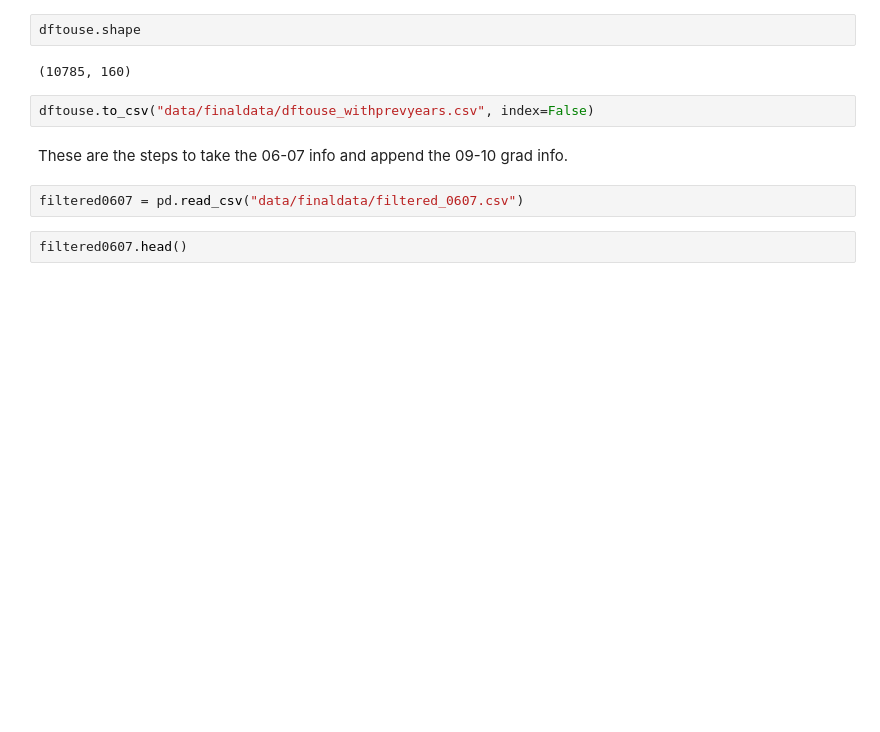
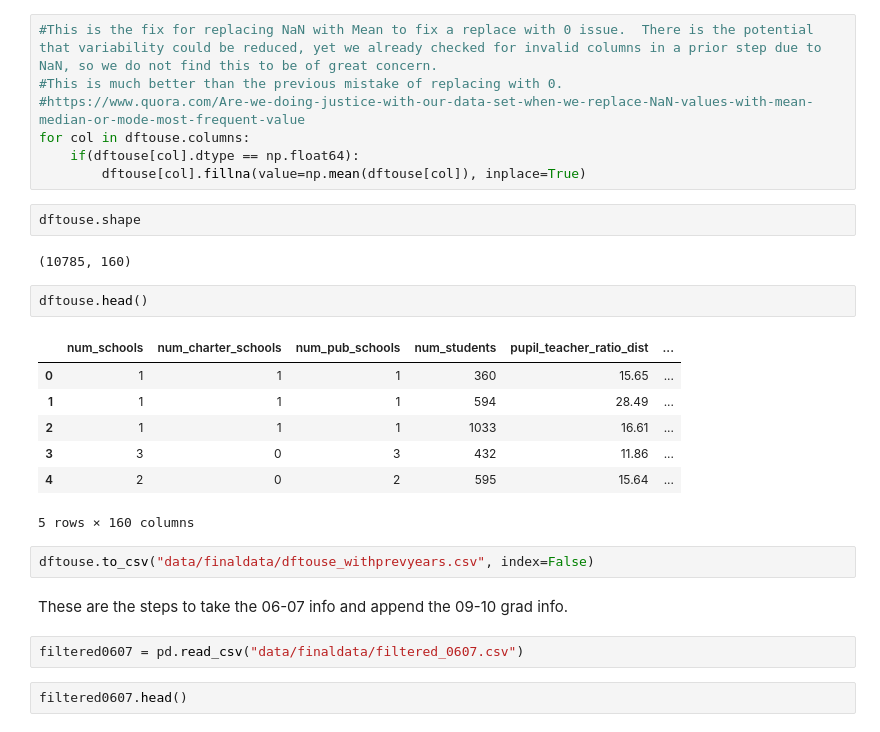
Before and after one commit to ashwindeo/dataschoolers, a Jupyter notebook: previousgrad.ipynb, the cells around one changed output. Cells and saved outputs as stored; diff of their text form; blank space fills up the shorter version.

Commit message:
Reran previous grad.

```diff
--- a/previousgrad.ipynb
+++ b/previousgrad.ipynb
@@ -238,10 +238,27 @@ dftouse.drop(['r_stud_reg_PK_AIAN_M','r_stud_reg_PK_AIAN_F','r_stud_reg_PK_AAP_M
 
 #Drop rates of students in PK-12th grade
 dftouse.drop(['r_stud_PK', 'r_stud_K', 'r_stud_1', 'r_stud_2', 'r_stud_3', 'r_stud_4', 'r_stud_5', 'r_stud_6', 'r_stud_7', 'r_stud_8', 'r_stud_9', 'r_stud_10', 'r_stud_11', 'r_stud_12', 'r_stud_U'], axis=1, inplace=True)
+# %%
+#This is the fix for replacing NaN with Mean to fix a replace with 0 issue.  There is the potential that variability could be reduced, yet we already checked for invalid columns in a prior step due to NaN, so we do not find this to be of great concern.
+#This is much better than the previous mistake of replacing with 0.
+#https://www.quora.com/Are-we-doing-justice-with-our-data-set-when-we-replace-NaN-values-with-mean-median-or-mode-most-frequent-value
+for col in dftouse.columns:
+    if(dftouse[col].dtype == np.float64):
+        dftouse[col].fillna(value=np.mean(dftouse[col]), inplace=True)
 # %%
 dftouse.shape
 # %% [output]
 (10785, 160)
+# %%
+dftouse.head()
+# %% [output]
+|  | num_schools | num_charter_schools | num_pub_schools | num_students | pupil_teacher_ratio_dist | ... |
+| 0 | 1 | 1 | 1 | 360 | 15.65 | ... |
+| 1 | 1 | 1 | 1 | 594 | 28.49 | ... |
+| 2 | 1 | 1 | 1 | 1033 | 16.61 | ... |
+| 3 | 3 | 0 | 3 | 432 | 11.86 | ... |
+| 4 | 2 | 0 | 2 | 595 | 15.64 | ... |
+5 rows × 160 columns
 # %%
 dftouse.to_csv("data/finaldata/dftouse_withprevyears.csv", index=False)
 # %% [markdown]
```
Also changed, not shown: 4 other files.
